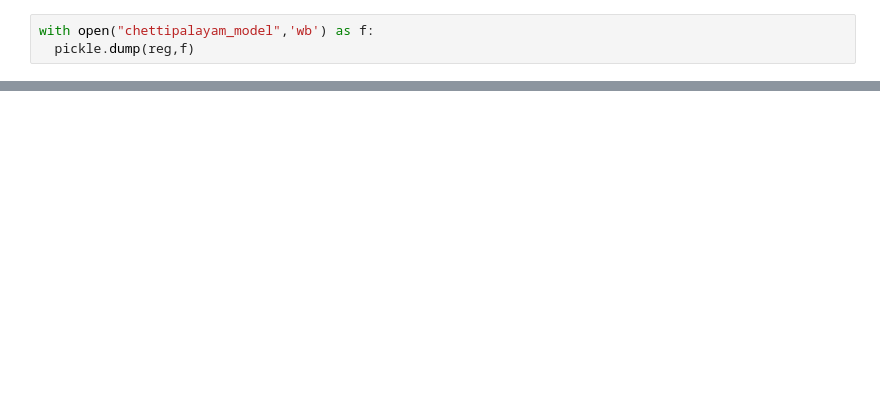
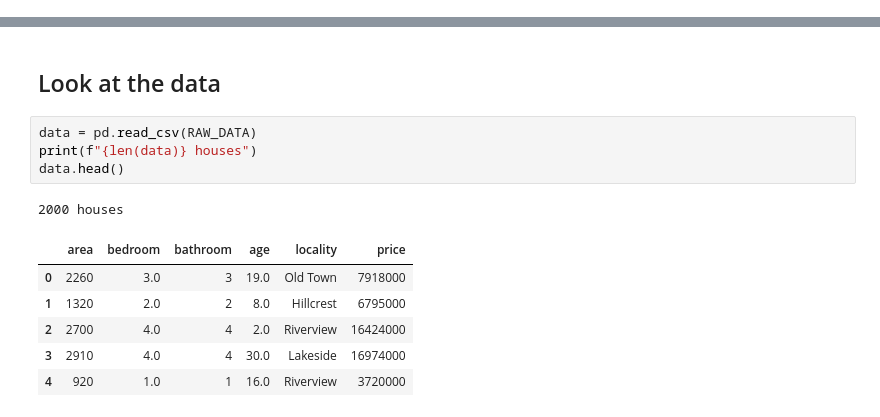
Before and after one commit to Kishore-1011/House_Price_Prediction, a Jupyter notebook: notebooks/01_model_building.ipynb, the cells around one changed output, grey strips where cells are left out. Cells and saved outputs as stored; diff of their text form; blank space fills up the shorter version.

```diff
--- a/notebooks/01_model_building.ipynb
+++ b/notebooks/01_model_building.ipynb
@@ -167,3 +0,0 @@ Then i am going to store the reg object inside that file
-# %%
-with open("chettipalayam_model",'wb') as f:
-  pickle.dump(reg,f)
@@ -169,0 +21,14 @@ with open("chettipalayam_model",'wb') as f:
+# %% [markdown]
+## Look at the data
+# %%
+data = pd.read_csv(RAW_DATA)
+print(f"{len(data)} houses")
+data.head()
+# %% [output]
+2000 houses
+|  | area | bedroom | bathroom | age | locality | price |
+| 0 | 2260 | 3.0 | 3 | 19.0 | Old Town | 7918000 |
+| 1 | 1320 | 2.0 | 2 | 8.0 | Hillcrest | 6795000 |
+| 2 | 2700 | 4.0 | 4 | 2.0 | Riverview | 16424000 |
+| 3 | 2910 | 4.0 | 4 | 30.0 | Lakeside | 16974000 |
+| 4 | 920 | 1.0 | 1 | 16.0 | Riverview | 3720000 |
```
Also changed, not shown: parts of 38 cells of this notebook, 11 other files.
